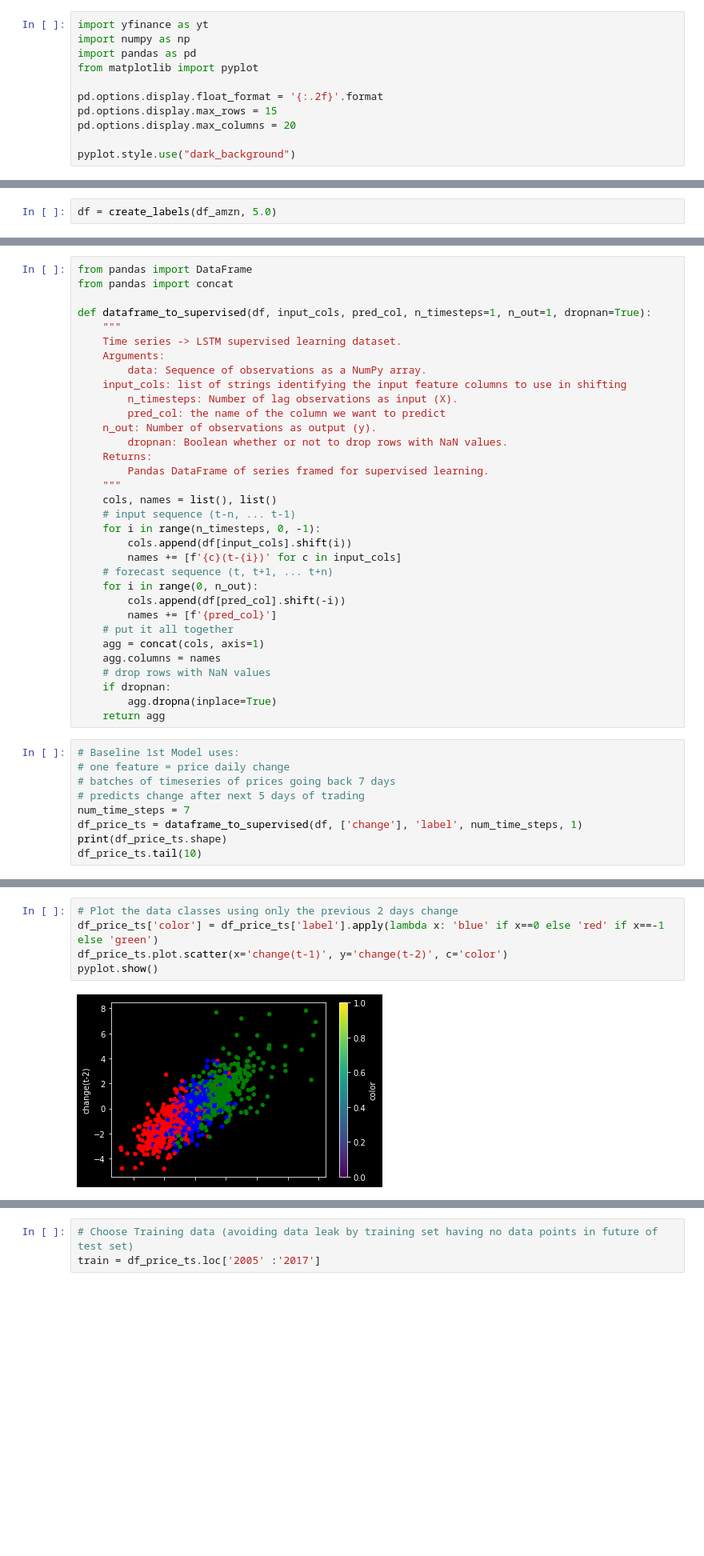
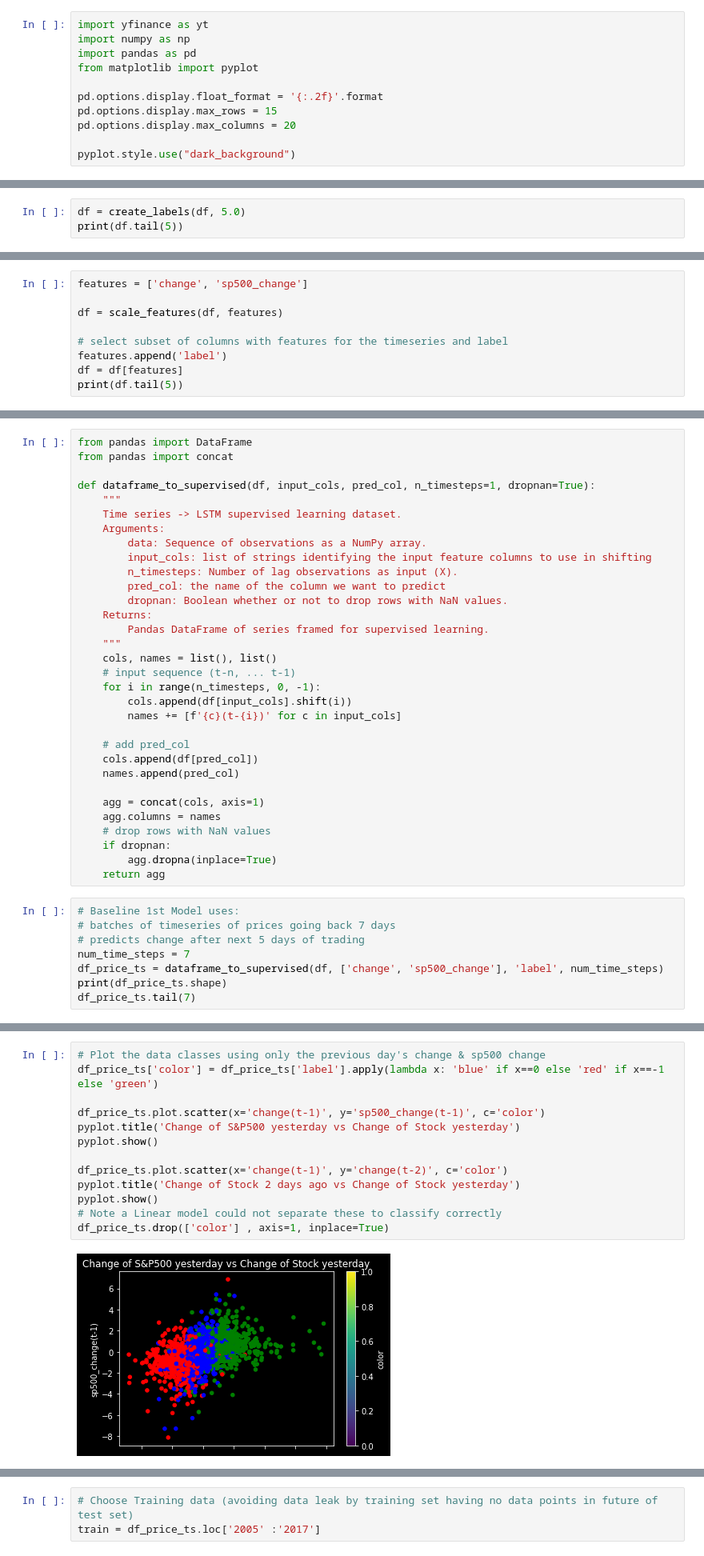
Before and after one commit to simonperrott/stockatron, a Jupyter notebook: stockatron_baseline_model.ipynb, the cells around one changed output, grey strips where cells are left out. Shown at 80% size. Cells and saved outputs as stored; diff of their text form; blank space fills up the shorter version.

Commit message:
Added a second parallel timeseries of the S&P500 % change on each day.

```diff
--- a/stockatron_baseline_model.ipynb
+++ b/stockatron_baseline_model.ipynb
@@ -64,3 +74,4 @@ def create_labels(df:pd.DataFrame, threshold:float, numDaysForwardToPredict = -5
 # %%
-df = create_labels(df_amzn, 5.0)
+df = create_labels(df, 5.0)
+print(df.tail(5))
 # %% [output]
@@ -84,0 +107,9 @@ Date
+# %%
+features = ['change', 'sp500_change']
+
+df = scale_features(df, features)
+
+# select subset of columns with features for the timeseries and label
+features.append('label')
+df = df[features]
+print(df.tail(5))
@@ -86,15 +126,14 @@ Date
 from pandas import DataFrame
 from pandas import concat
 
-def dataframe_to_supervised(df, input_cols, pred_col, n_timesteps=1, n_out=1, dropnan=True):
+def dataframe_to_supervised(df, input_cols, pred_col, n_timesteps=1, dropnan=True):
 	"""
 	Time series -> LSTM supervised learning dataset.
 	Arguments:
 		data: Sequence of observations as a NumPy array.
-    input_cols: list of strings identifying the input feature columns to use in shifting
+		input_cols: list of strings identifying the input feature columns to use in shifting
 		n_timesteps: Number of lag observations as input (X).
 		pred_col: the name of the column we want to predict
-    n_out: Number of observations as output (y).
 		dropnan: Boolean whether or not to drop rows with NaN values.
 	Returns:
 		Pandas DataFrame of series framed for supervised learning.
@@ -104,11 +143,11 @@ def dataframe_to_supervised(df, input_cols, pred_col, n_timesteps=1, n_out=1, dr
 	for i in range(n_timesteps, 0, -1):
 		cols.append(df[input_cols].shift(i))
 		names += [f'{c}(t-{i})' for c in input_cols]
-	# forecast sequence (t, t+1, ... t+n)
-	for i in range(0, n_out):
-		cols.append(df[pred_col].shift(-i))
-		names += [f'{pred_col}']
-	# put it all together
+
+	# add pred_col
+	cols.append(df[pred_col])
+	names.append(pred_col)
+
 	agg = concat(cols, axis=1)
 	agg.columns = names
 	# drop rows with NaN values
@@ -117,11 +156,10 @@ def dataframe_to_supervised(df, input_cols, pred_col, n_timesteps=1, n_out=1, dr
 	return agg
 # %%
 # Baseline 1st Model uses:
-# one feature = price daily change
 # batches of timeseries of prices going back 7 days
 # predicts change after next 5 days of trading
 num_time_steps = 7
-df_price_ts = dataframe_to_supervised(df, ['change'], 'label', num_time_steps, 1)
+df_price_ts = dataframe_to_supervised(df, ['change', 'sp500_change'], 'label', num_time_steps)
 print(df_price_ts.shape)
-df_price_ts.tail(10)
+df_price_ts.tail(7)
 # %% [output]
@@ -141,7 +176,15 @@ df_price_ts.tail(10)
 # %%
-# Plot the data classes using only the previous 2 days change
+# Plot the data classes using only the previous day's change & sp500 change
 df_price_ts['color'] = df_price_ts['label'].apply(lambda x: 'blue' if x==0 else 'red' if x==-1 else 'green')
+
+df_price_ts.plot.scatter(x='change(t-1)', y='sp500_change(t-1)', c='color')
+pyplot.title('Change of S&P500 yesterday vs Change of Stock yesterday')
+pyplot.show()
+
 df_price_ts.plot.scatter(x='change(t-1)', y='change(t-2)', c='color')
+pyplot.title('Change of Stock 2 days ago vs Change of Stock yesterday')
 pyplot.show()
+# Note a Linear model could not separate these to classify correctly
+df_price_ts.drop(['color'] , axis=1, inplace=True)
 # %% [output]
-[figure, old version]
+[figure, new version]
```
Also changed, not shown: parts of 19 cells of this notebook.
